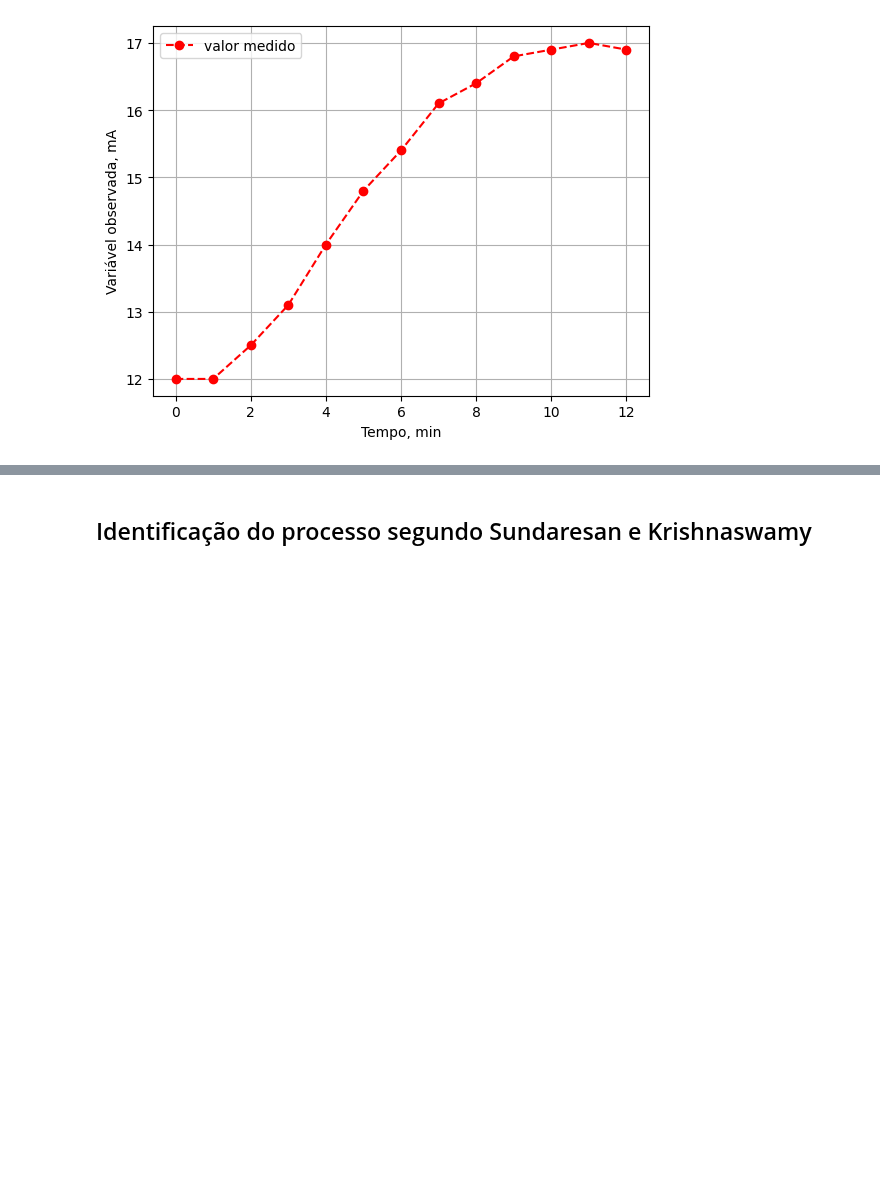
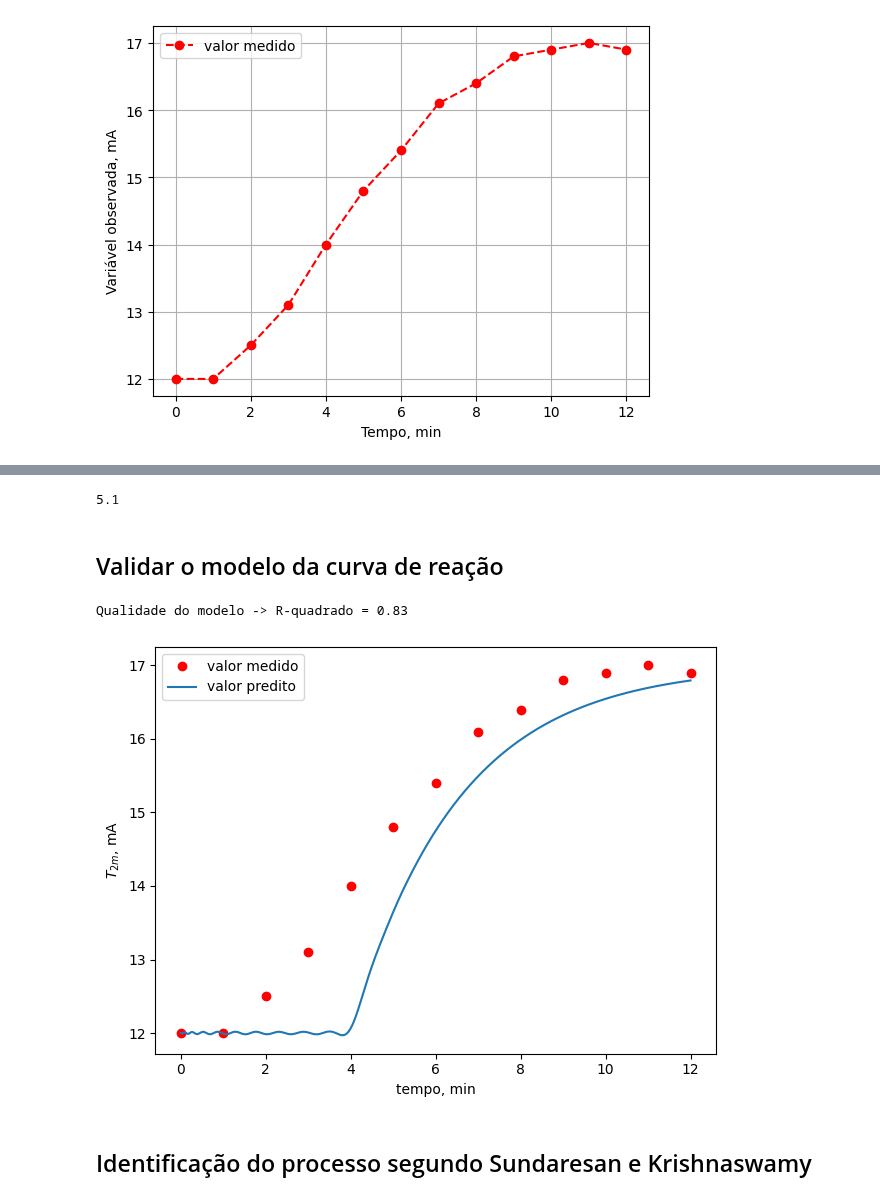
Before and after one commit to juliosdutra/Controle_de_Processos_UFES, a Jupyter notebook: 7.Controller-tuning/Sintonia_de_controladores.ipynb, the cells around one changed output, grey strips where cells are left out. Cells and saved outputs as stored; diff of their text form; code cells hidden in the pictures; blank space fills up the shorter version.

```diff
--- a/7.Controller-tuning/Sintonia_de_controladores.ipynb
+++ b/7.Controller-tuning/Sintonia_de_controladores.ipynb
@@ -31,3 +68,34 @@ plt.grid()
+# %%
+7.2-2.1
+# %% [output]
+5.1
+# %% [markdown]
+## Validar o modelo da curva de reação
+# %%
+# Implementar o modelo
+s = ct.tf('s')
+taup , theta = 2.5, 6.5-2.5
+Gtd = ct.tf(*ct.pade(theta,20))
+Gp = Kp/(taup*s+1)*Gtd
+
+# Testar o modelo na mesma condição dos dados
+tval, yval = ct.step_response(Gp,T=t)
+Tval = Delta_Ps*yval + T_2m[0]
+print('Qualidade do modelo -> R-quadrado = %1.2f' %r2_score(T_2m, Tval) )
+
+tval, yval = ct.step_response(Gp,T=t[-1])
+
+plt.plot(t, T_2m, 'or', label = 'valor medido')
+plt.plot(tval, Delta_Ps*yval + T_2m[0] , label='valor predito')
+
+plt.xlabel('tempo, min')
+plt.ylabel(r'$T_{2m}$, mA')
+plt.legend()
+plt.tight_layout()
+plt.show()
+# %% [output]
+Qualidade do modelo -> R-quadrado = 0.83
+[figure, added]
 # %% [markdown]
 ## Identificação do processo segundo Sundaresan e Krishnaswamy
 # %%
```
Also changed, not shown: parts of 6 cells of this notebook.
